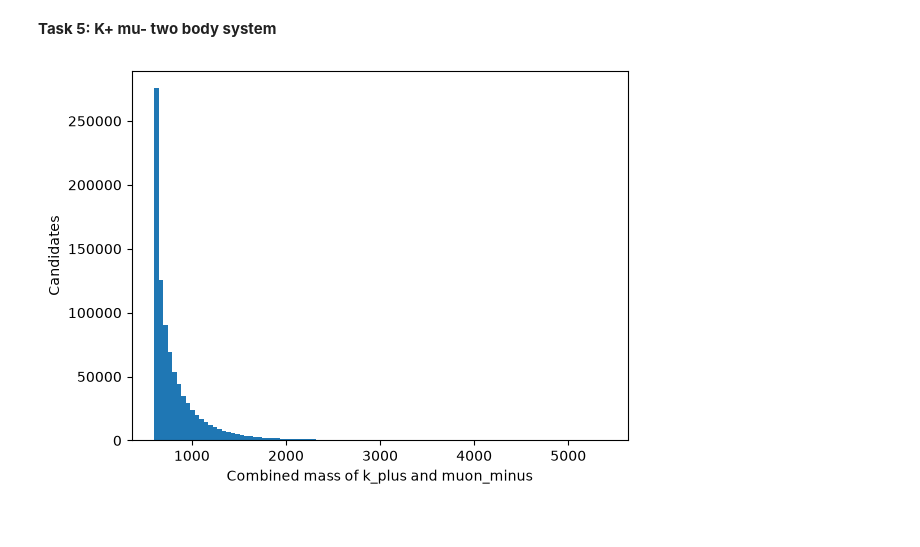
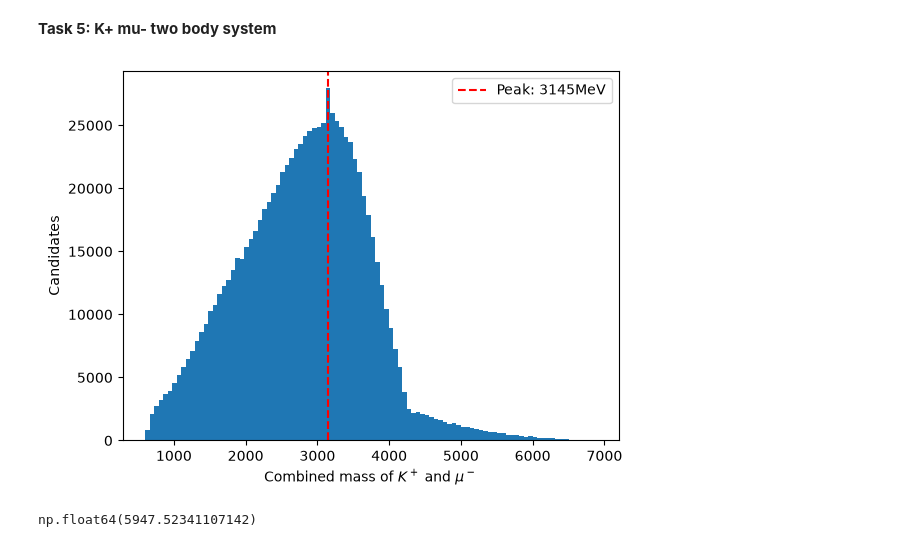
Before and after one commit to kamil-magom/kamil-sahrid-y3-cycle1-lab, a Jupyter notebook: sahrid/workbook.ipynb, the cells around one changed output. Drawn from its saved outputs; the diff is of its cells as text; code cells hidden in the pictures.

Commit message:
Added peak of bins

```diff
--- a/sahrid/workbook.ipynb
+++ b/sahrid/workbook.ipynb
@@ -213,19 +233,40 @@ plt.show()
 # %%
 import numpy as np
 
-k_plus_energy = data_2011['Kaon 4-momentum energy component']
-k_plus_momentum = data_2011['Kaon magnitude of momentum']
-muon_minus_energy = data_2011['Opposite-sign muon 4-momentum energy component']
-muon_minus_momentum = data_2011['Opposite-sign muon magnitude of momentum']
+k_inv_mass = data_2011['Kaon invariant mass']
+mu_inv_mass = data_2011['Opposite-sign muon invariant mass']
 
-combined_energy = k_plus_energy + muon_minus_energy
-combined_momentum = k_plus_momentum + muon_minus_momentum
+k_energy = data_2011['Kaon 4-momentum energy component']
+k_px = data_2011['Kaon 4-momentum x component']
+k_py = data_2011['Kaon 4-momentum y component']
+k_pz = data_2011['Kaon 4-momentum z component']
 
-mass = np.sqrt(combined_energy**2 - combined_momentum**2)
+mu_energy = data_2011['Opposite-sign muon 4-momentum energy component']
+mu_px = data_2011['Opposite-sign muon 4-momentum x component']
+mu_py = data_2011['Opposite-sign muon 4-momentum y component']
+mu_pz = data_2011['Opposite-sign muon 4-momentum z component']
 
-plt.hist(mass, bins=100)
-plt.xlabel(r'Combined mass of k_plus and muon_minus')
-plt.ylabel(r'Candidates')
+
+combined_energy = k_energy + mu_energy
+combined_px = k_px + mu_px
+combined_py = k_py + mu_py
+combined_pz = k_pz + mu_pz
+combined_p = np.sqrt(combined_px**2 + combined_py**2 + combined_pz**2)
+
+mass = np.sqrt(combined_energy**2 - combined_p**2)
+
+counts, edges, _ = plt.hist(mass, bins=100)
+i = np.argmax(counts)
+peak = 0.5 * (edges[i] + edges[i + 1])   # centre of the tallest bin
+
+plt.xlabel(r'Combined mass of $K^+$ and $\mu^-$')
+plt.ylabel('Candidates')
+plt.axvline(peak, linestyle='--', color='red', label=f'Peak: {peak:.0f}MeV')
+plt.legend()
 plt.show()
 # %% [output]
-[figure, old version]
+[figure, new version]
+# %%
+mass.mode()[0]
+# %% [output]
+np.float64(5947.52341107142)
```
Also changed, not shown: parts of 1 cell of this notebook.
